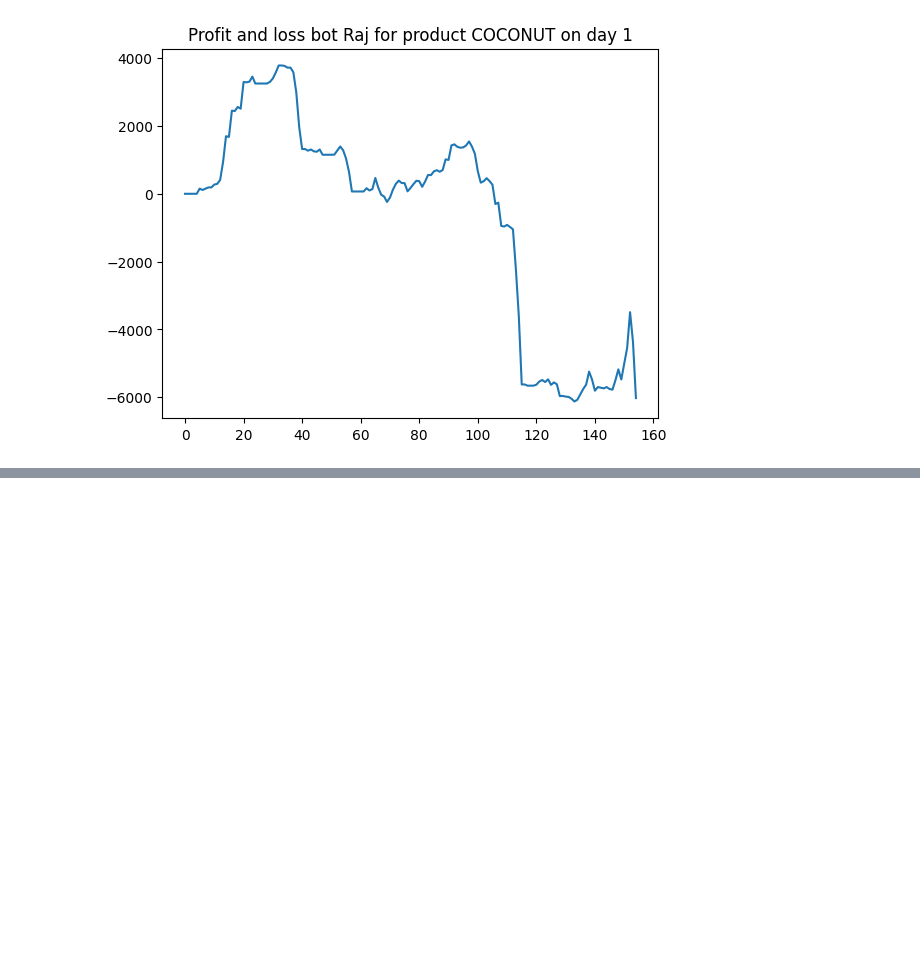
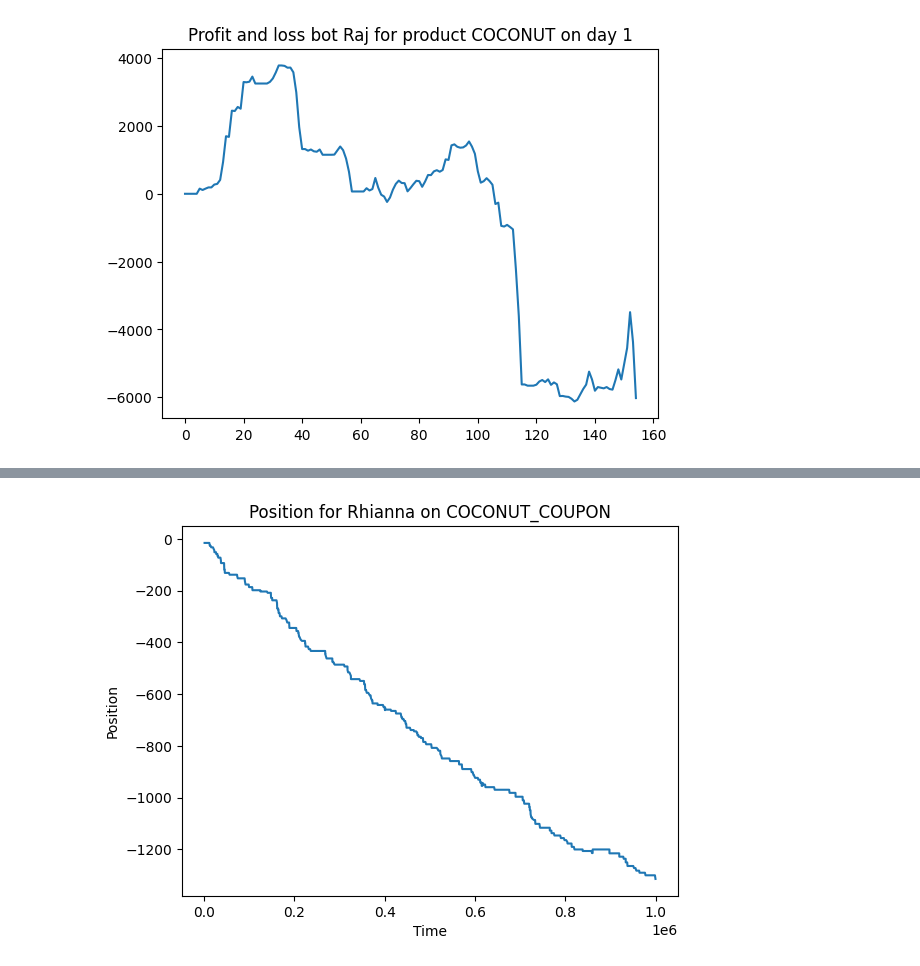
Before and after one commit to levladiator/Prosperity, a Jupyter notebook: src/bots_analyzer.ipynb, the cells around one changed output, grey strips where cells are left out. Cells and saved outputs as stored; diff of their text form; code cells hidden in the pictures; blank space fills up the shorter version.

```diff
--- a/src/bots_analyzer.ipynb
+++ b/src/bots_analyzer.ipynb
@@ -335,0 +348,35 @@ Number of trades: 155
+# %%
+position_coupon = {}
+positions_time = {}
+
+for b in bots:
+    position_coupon[b] = 0
+
+for t in tqdm(timestamps):
+    mask = ((df_trades['symbol'] == prod)
+                & (df_trades['timestamp'] == t)
+            )
+
+    for i in range(len(df_trades[mask])):
+        trade = df_trades[mask].iloc[i]
+
+        if (trade['buyer'] == trade['seller']):
+            raise Exception("Buyer and seller are the same")
+            continue
+
+        position_coupon[trade['buyer']] += trade['quantity']
+        position_coupon[trade['seller']] -= trade['quantity']
+
+    positions_time[t] = position_coupon.copy()
+# %%
+# plot positions for COCONUT_COUPON
+bot = "Rhianna"
+positions = {k: v[bot] for k, v in positions_time.items()}
+
+plt.plot(positions.keys(), positions.values())
+plt.xlabel("Time")
+plt.ylabel("Position")
+plt.title(f"Position for {bot} on {prod}")
+plt.show()
+# %% [output]
+[figure, added]
```
Also changed, not shown: parts of 4 cells of this notebook.
